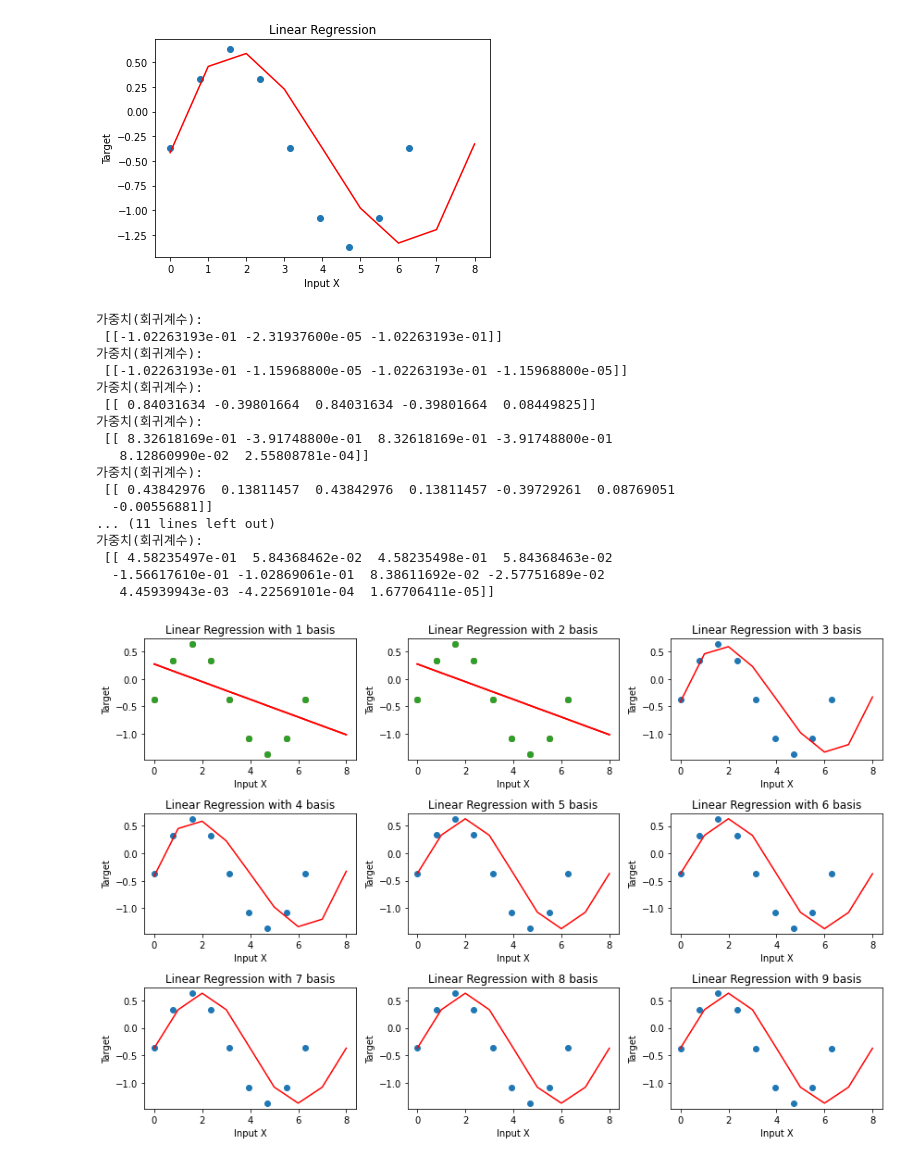
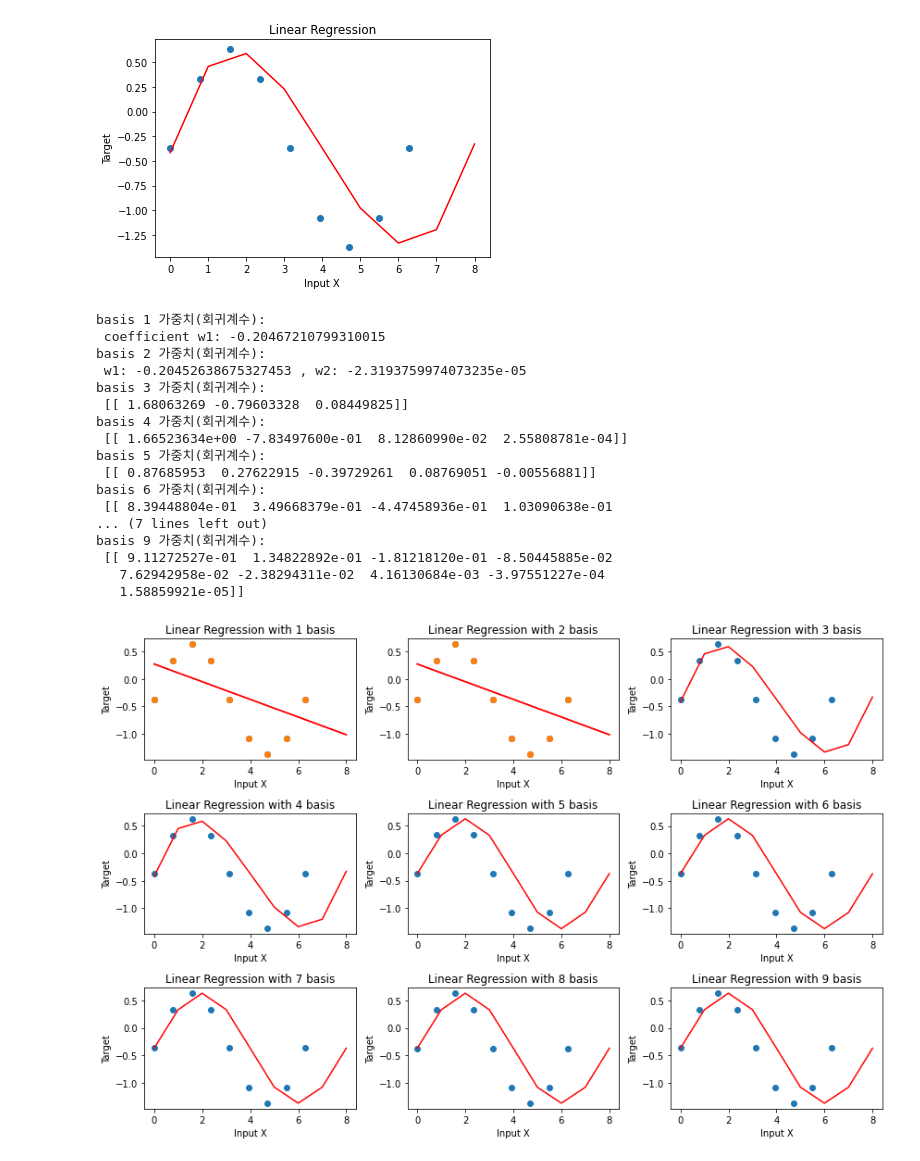
Before and after one commit to minji2744/study, a Jupyter notebook: Linear_Regression/Linear_Regression(simple_to_multiple_basis).ipynb, the cells around one changed output. Cells and saved outputs as stored; diff of their text form; code cells hidden in the pictures.

```diff
--- a/Linear_Regression/Linear_Regression(simple_to_multiple_basis).ipynb
+++ b/Linear_Regression/Linear_Regression(simple_to_multiple_basis).ipynb
@@ -98,60 +107,65 @@ w1: 1.6806326892069936 , w2: -0.7960332826553507 , w3: 0.0844982489565751
 Text(0, 0.5, 'Target')
 [figure]
 # %%
+# basis 1 ~ basis 9 까지 선형회귀모델 그려보기
 list_T_hat = [T_hat, T_hat_2]
 
 new = X_2
 fig=plt.figure(figsize=(12,8))
+
+print("basis 1 가중치(회귀계수):\n","coefficient w1: -0.20467210799310015")
+print("basis 2 가중치(회귀계수):\n","w1: -0.20452638675327453 , w2: -2.3193759974073235e-05")
 
 for i in range(1, 10):
   if i in range(1,3):
     ax = fig.add_subplot(3,3,1)
     ax.scatter(X_reshaped, T_reshaped) # 실제 데이터에 대한 산포도
     ax.plot(T_hat, color='red') # 선형회귀모델의 추세선
     ax.set_title("Linear Regression with 1 basis")
     ax.set_xlabel("Input X") # x축
     ax.set_ylabel('Target') # y축
 
     ax = fig.add_subplot(3,3,2)
     ax.scatter(X_reshaped, T_reshaped) # 실제 데이터에 대한 산포도
     ax.plot(T_hat_2, color='red') # 선형회귀모델의 추세선
     ax.set_title("Linear Regression with 2 basis")
     ax.set_xlabel("Input X") # x축
     ax.set_ylabel('Target') # y축
 
-  new = np.append(new, [X**i], axis=0)    # 거듭제곱하면서 basis 확장
-  new_reshaped=new.T
+  else:
+    new = np.append(new, [X**i], axis=0)    # 거듭제곱하면서 basis 확장
+    new_reshaped=new.T
 
-  lr.fit(new_reshaped, T_reshaped)
-  new_T_hat=lr.predict(new_reshaped)
-  list_T_hat.append(new_T_hat)
-  print("가중치(회귀계수):\n", lr.coef_)
+    lr.fit(new_reshaped, T_reshaped)
+    new_T_hat=lr.predict(new_reshaped)
+    list_T_hat.append(new_T_hat)
+    print("basis {} 가중치(회귀계수):\n".format(i), lr.coef_)
 
-  ax = fig.add_subplot(3,3,i)
-  ax.scatter(X_reshaped, T_reshaped) # 실제 데이터에 대한 산포도
-  ax.plot(new_T_hat, color='red') # 선형회귀모델의 추세선
-  ax.set_title("Linear Regression with {} basis".format(i))
-  ax.set_xlabel("Input X") # x축
-  ax.set_ylabel('Target') # y축
+    ax = fig.add_subplot(3,3,i)
+    ax.scatter(X_reshaped, T_reshaped) # 실제 데이터에 대한 산포도
+    ax.plot(new_T_hat, color='red') # 선형회귀모델의 추세선
+    ax.set_title("Linear Regression with {} basis".format(i))
+    ax.set_xlabel("Input X") # x축
+    ax.set_ylabel('Target') # y축
 
 fig.tight_layout()
 plt.show()
 # %% [output]
-가중치(회귀계수):
- [[-1.02263193e-01 -2.31937600e-05 -1.02263193e-01]]
-가중치(회귀계수):
- [[-1.02263193e-01 -1.15968800e-05 -1.02263193e-01 -1.15968800e-05]]
-가중치(회귀계수):
- [[ 0.84031634 -0.39801664  0.84031634 -0.39801664  0.08449825]]
-가중치(회귀계수):
- [[ 8.32618169e-01 -3.91748800e-01  8.32618169e-01 -3.91748800e-01
-   8.12860990e-02  2.55808781e-04]]
-가중치(회귀계수):
- [[ 0.43842976  0.13811457  0.43842976  0.13811457 -0.39729261  0.08769051
-  -0.00556881]]
-... (11 lines left out)
-가중치(회귀계수):
- [[ 4.58235497e-01  5.84368462e-02  4.58235498e-01  5.84368463e-02
-  -1.56617610e-01 -1.02869061e-01  8.38611692e-02 -2.57751689e-02
-   4.45939943e-03 -4.22569101e-04  1.67706411e-05]]
+basis 1 가중치(회귀계수):
+ coefficient w1: -0.20467210799310015
+basis 2 가중치(회귀계수):
+ w1: -0.20452638675327453 , w2: -2.3193759974073235e-05
+basis 3 가중치(회귀계수):
+ [[ 1.68063269 -0.79603328  0.08449825]]
+basis 4 가중치(회귀계수):
+ [[ 1.66523634e+00 -7.83497600e-01  8.12860990e-02  2.55808781e-04]]
+basis 5 가중치(회귀계수):
+ [[ 0.87685953  0.27622915 -0.39729261  0.08769051 -0.00556881]]
+basis 6 가중치(회귀계수):
+ [[ 8.39448804e-01  3.49668379e-01 -4.47458936e-01  1.03090638e-01
+... (7 lines left out)
+basis 9 가중치(회귀계수):
+ [[ 9.11272527e-01  1.34822892e-01 -1.81218120e-01 -8.50445885e-02
+   7.62942958e-02 -2.38294311e-02  4.16130684e-03 -3.97551227e-04
+   1.58859921e-05]]
-[figure, old version]
+[figure, new version]
```
Also changed, not shown: parts of 3 cells of this notebook.
